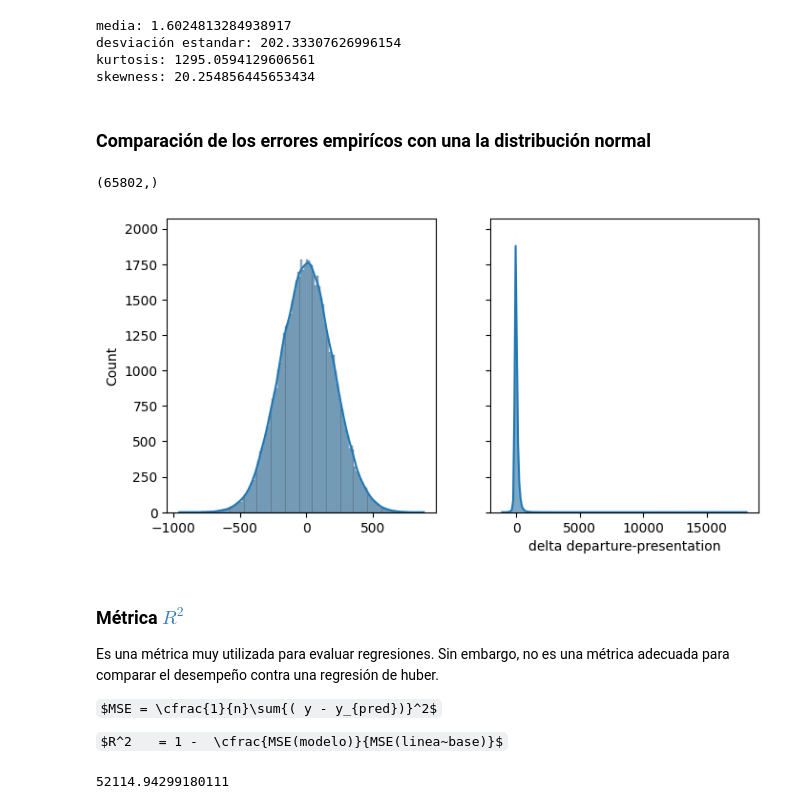
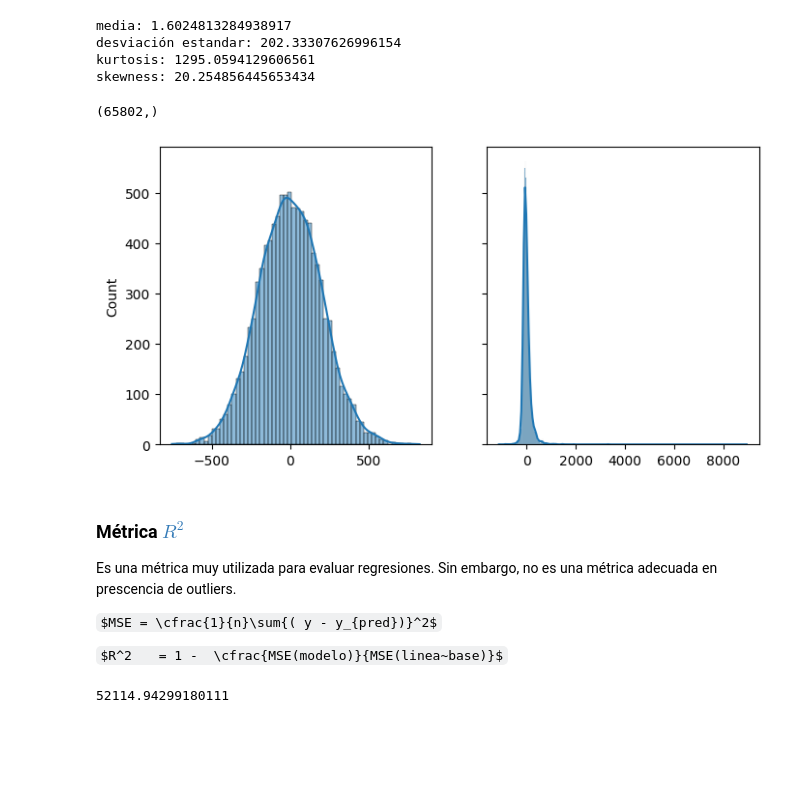
Before and after one commit to AnIsAsPe/Regresion-Robusta-para-estimar-tiempo-de-respuesta-de-un-servicio-de-emergencia, a Jupyter notebook: Notebooks/1_Response_time_Paris_Fire_Brigade.ipynb, the cells around one changed output. Cells and saved outputs as stored; diff of their text form; code cells hidden in the pictures; some formulas as TeX source; blank space fills up the shorter version.

```diff
--- a/Notebooks/1_Response_time_Paris_Fire_Brigade.ipynb
+++ b/Notebooks/1_Response_time_Paris_Fire_Brigade.ipynb
@@ -636,9 +636,7 @@ df['delta departure-presentation'].quantile(.975)
 # %% [output]
 806.0
 # %%
-df['outlier'] = 0
-filtro_out = df['delta departure-presentation'] > df['delta departure-presentation'].quantile(.975)
-df.loc[filtro_out,'outlier'] = 1
+df['outlier'] = np.where(df['delta departure-presentation'] > df['delta departure-presentation'].quantile(.975), 1, 0)
 # %%
 df['outlier'].value_counts()
 # %% [output]
@@ -648,9 +646,8 @@ df['outlier'].value_counts()
 | 1 | 5480 |
 dtype: int64
 # %%
-fig, ax = plt.subplots(1, 3, figsize=(12, 4))
-for dat, subplot in zip((df, df[-filtro_out], df[filtro_out]), ax.flatten()):
-  sns.histplot(x='delta departure-presentation', hue='outlier',
-               data=dat, ax=subplot )
+figsize=(12, 4)
+muestra = df.sample(10000)
+sns.histplot(x='delta departure-presentation', hue='outlier', data=muestra )
 plt.show()
 # %% [output]
@@ -756,31 +747,30 @@ media: 1.6024813284938917
 desviación estandar: 202.33307626996154
 kurtosis: 1295.0594129606561
 skewness: 20.254856445653434
-# %% [markdown]
-<h3> Comparación de los errores empirícos con una la distribución normal
 # %%
 y_test.shape
 # %% [output]
 (65802,)
 # %%
 # Comparación de la distribución teórica(normal) y empirica de los errores
-n = len(y_test)
+
 media = np.mean(errores)
 des_est = np.std(errores)
-errores_teoricos = np.random.normal(media, des_est, n)
+errores_teoricos = np.random.normal(media, des_est, 10000)
+muestra_errores = np.random.choice(errores, 10000)
 
 fig, ax = plt.subplots(1, 2, figsize=(8, 4), sharey='all')
-for dat, subplot in zip((errores_teoricos, errores), ax.flatten()):
+for dat, subplot in zip((errores_teoricos, muestra_errores), ax.flatten()):
     sns.histplot(x=dat, ax=subplot, kde=True )
 
 plt.show()
 # %% [output]
-[figure, old version]
+[figure, new version]
 # %% [markdown]
 ### Métrica [$R^2$](https://docs.google.com/presentation/d/1k0aYwEBzaaAkWjX6jRKAc40nKHi3FROkJwtXCOE22mI/edit#slide=id.ga8926b2cd2_0_14)
 
 
-Es una métrica muy utilizada para evaluar regresiones. Sin embargo, no es una métrica adecuada para comparar el desempeño contra una regresión de huber.
+Es una métrica muy utilizada para evaluar regresiones. Sin embargo, no es una métrica adecuada en prescencia de outliers.
 
 $MSE = \cfrac{1}{n}\sum{( y - y_{pred})}^2$
 
```
Also changed, not shown: parts of 14 cells of this notebook.
